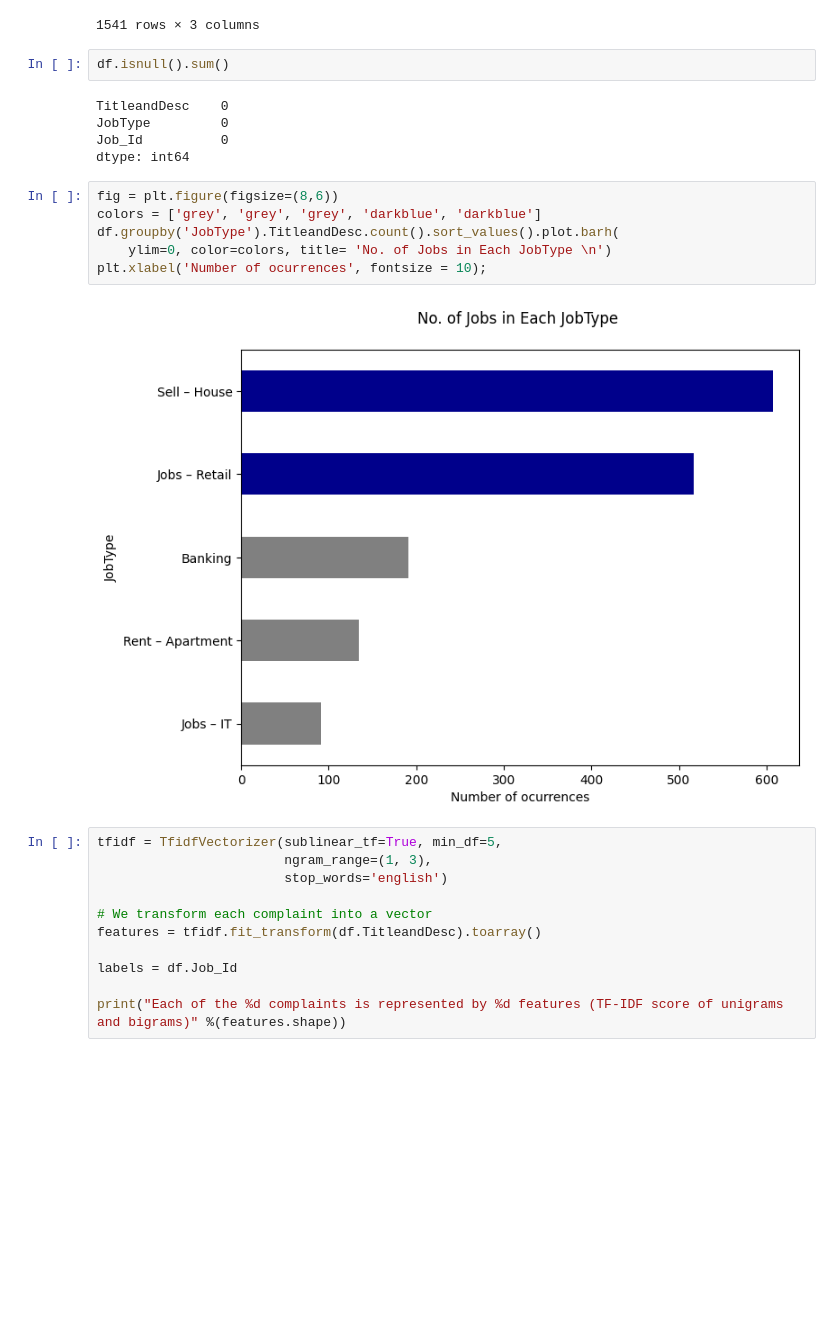
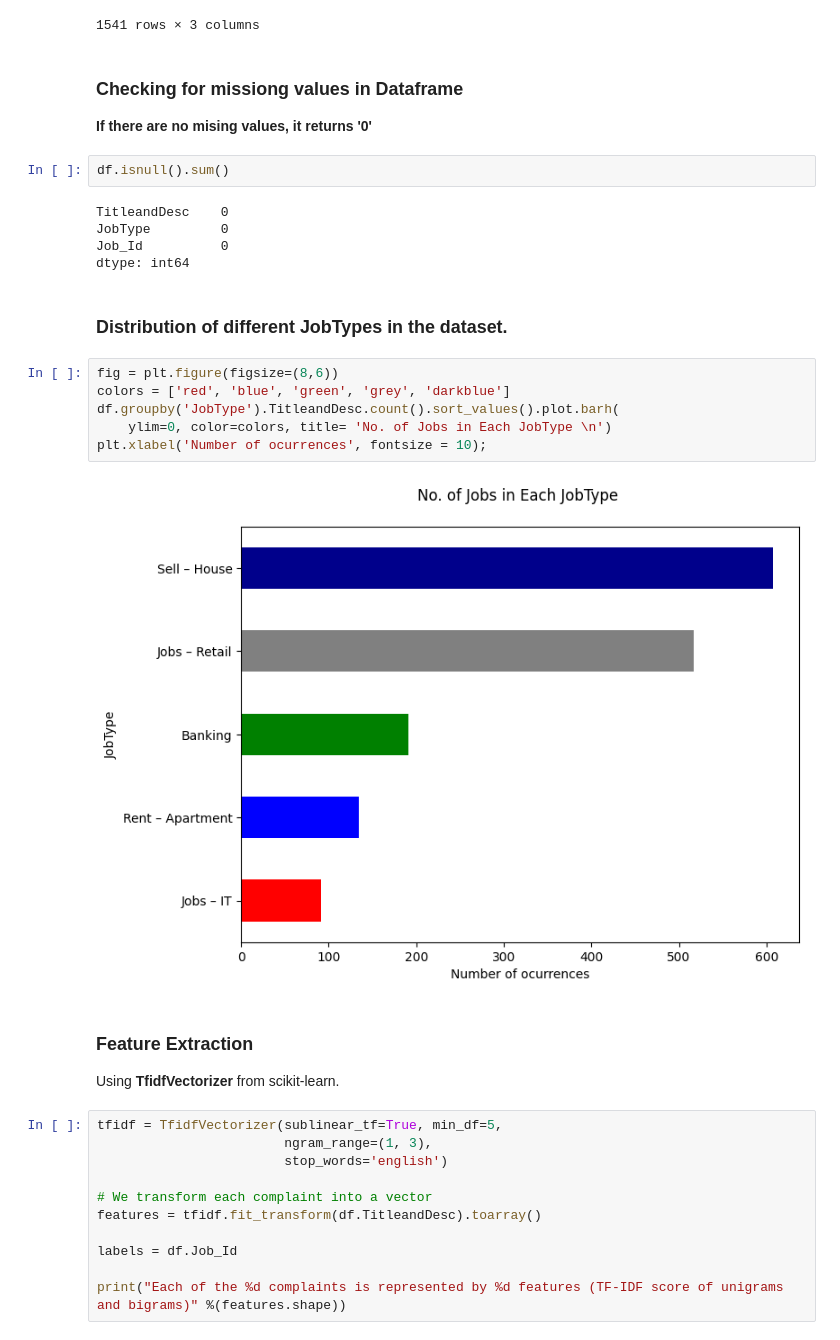
Before and after one commit to kuxall/Digital-Advertisement-Classification, a Jupyter notebook: notebook/JobModelFinal.ipynb, the cells around one changed output. Cells and saved outputs as stored; diff of their text form; blank space fills up the shorter version.

```diff
--- a/notebook/JobModelFinal.ipynb
+++ b/notebook/JobModelFinal.ipynb
@@ -112,6 +135,9 @@ df
 | 1539 | Licensed Life and Health agenthtt... | Banking | 4 |
 | 1540 | REMCO NOW HIRING $2,600-$3,000 + ... | Banking | 4 |
 1541 rows × 3 columns
+# %% [markdown]
+### Checking for missiong values in Dataframe
+**If there are no mising values, it returns '0'**
 # %%
 df.isnull().sum()
 # %% [output]
@@ -119,14 +145,19 @@ TitleandDesc    0
 JobType         0
 Job_Id          0
 dtype: int64
+# %% [markdown]
+### Distribution of different JobTypes in the dataset.
 # %%
 fig = plt.figure(figsize=(8,6))
-colors = ['grey', 'grey', 'grey', 'darkblue', 'darkblue']
+colors = ['red', 'blue', 'green', 'grey', 'darkblue']
 df.groupby('JobType').TitleandDesc.count().sort_values().plot.barh(
     ylim=0, color=colors, title= 'No. of Jobs in Each JobType \n')
 plt.xlabel('Number of ocurrences', fontsize = 10);
 # %% [output]
-[figure, old version]
+[figure, new version]
+# %% [markdown]
+### Feature Extraction
+Using **TfidfVectorizer** from scikit-learn.
 # %%
 tfidf = TfidfVectorizer(sublinear_tf=True, min_df=5,
                         ngram_range=(1, 3),
```
Also changed, not shown: parts of 32 cells of this notebook.
